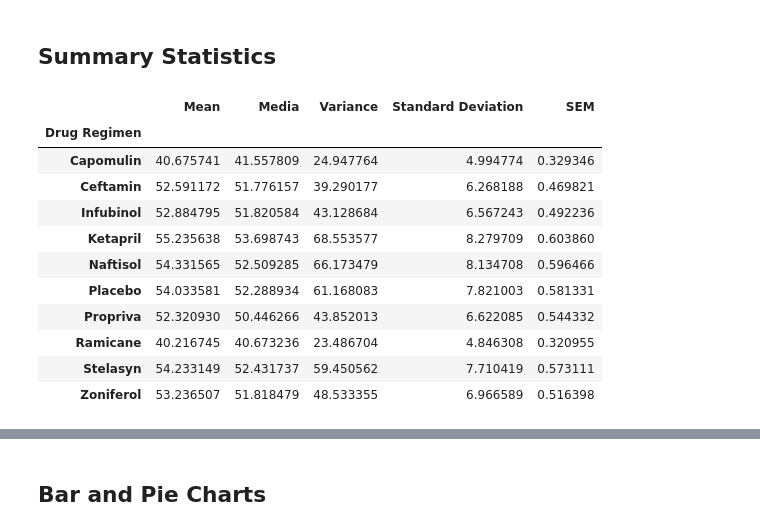
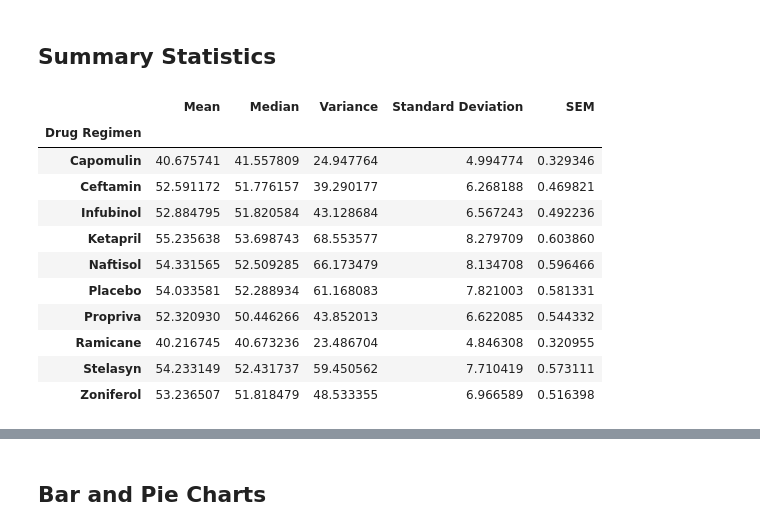
Before and after one commit to jaysueno/pymaceuticals, a Jupyter notebook: Pymaceuticals/jay_v2.ipynb, the cells around one changed output, grey strips where cells are left out. Drawn from its saved outputs; the diff is of its cells as text; code cells hidden in the pictures.

```diff
--- a/Pymaceuticals/jay_v2.ipynb
+++ b/Pymaceuticals/jay_v2.ipynb
@@ -88,23 +90,23 @@ Name: Mouse ID, Length: 248, dtype: int64
 # %%
 # Generate a summary statistics table of mean, median, variance, standard deviation, and SEM of the tumor volume for each regimen
 tumor = clean_df2.groupby(['Drug Regimen'])
 # This method is the most straighforward, creating multiple series and putting them all together at the end.
 tumor_mean = tumor['Tumor Volume (mm3)'].mean()
 tumor_med = tumor['Tumor Volume (mm3)'].median()
 tumor_var = tumor['Tumor Volume (mm3)'].var()
 tumor_std = tumor['Tumor Volume (mm3)'].std()
 tumor_sem = tumor['Tumor Volume (mm3)'].sem()
 
 tumor_df = pd.DataFrame({
                         "Mean": tumor_mean,
-                        "Media" : tumor_med,
+                        "Median" : tumor_med,
                         "Variance" : tumor_var,
                         "Standard Deviation" : tumor_std,
                         "SEM" : tumor_sem
                         })
 tumor_df
 # %% [output]
-|  | Mean | Media | Variance | Standard Deviation | SEM |
+|  | Mean | Median | Variance | Standard Deviation | SEM |
 | Drug Regimen |  |  |  |  |  |
 | Capomulin | 40.675741 | 41.557809 | 24.947764 | 4.994774 | 0.329346 |
 | Ceftamin | 52.591172 | 51.776157 | 39.290177 | 6.268188 | 0.469821 |
```
Also changed, not shown: parts of 8 cells of this notebook.
